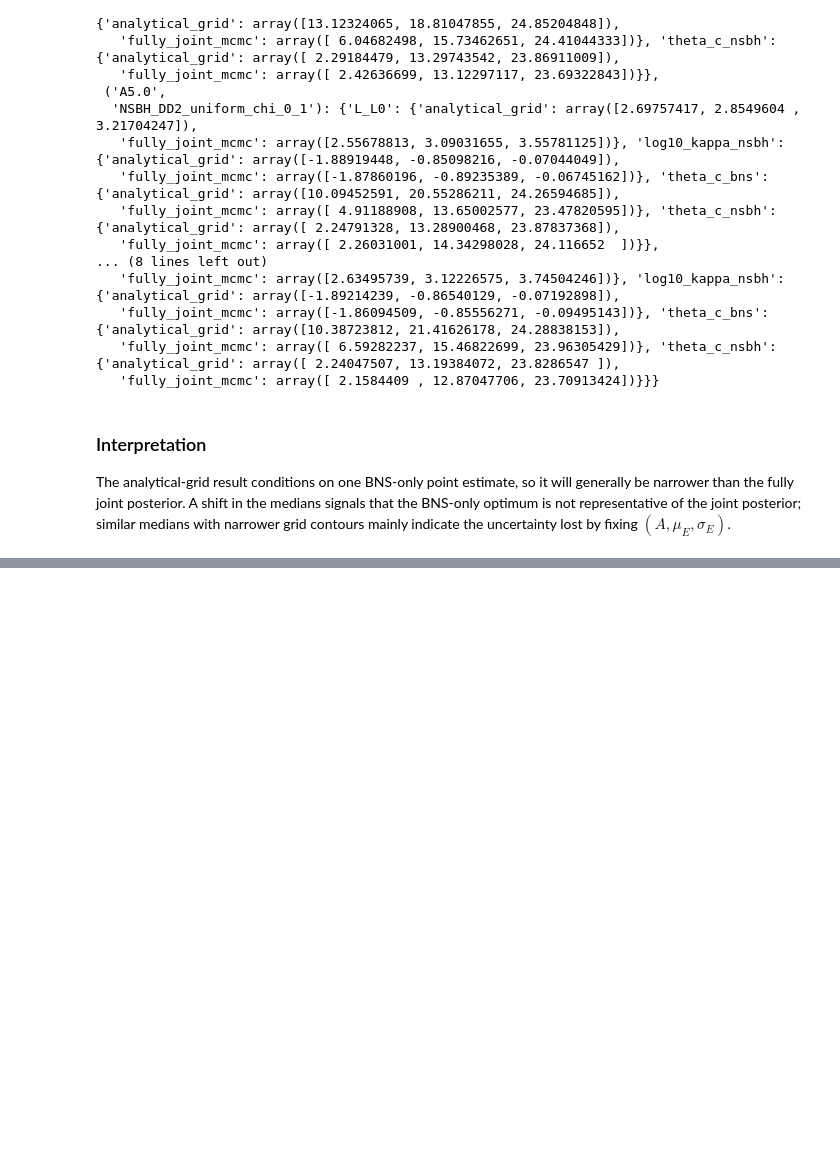
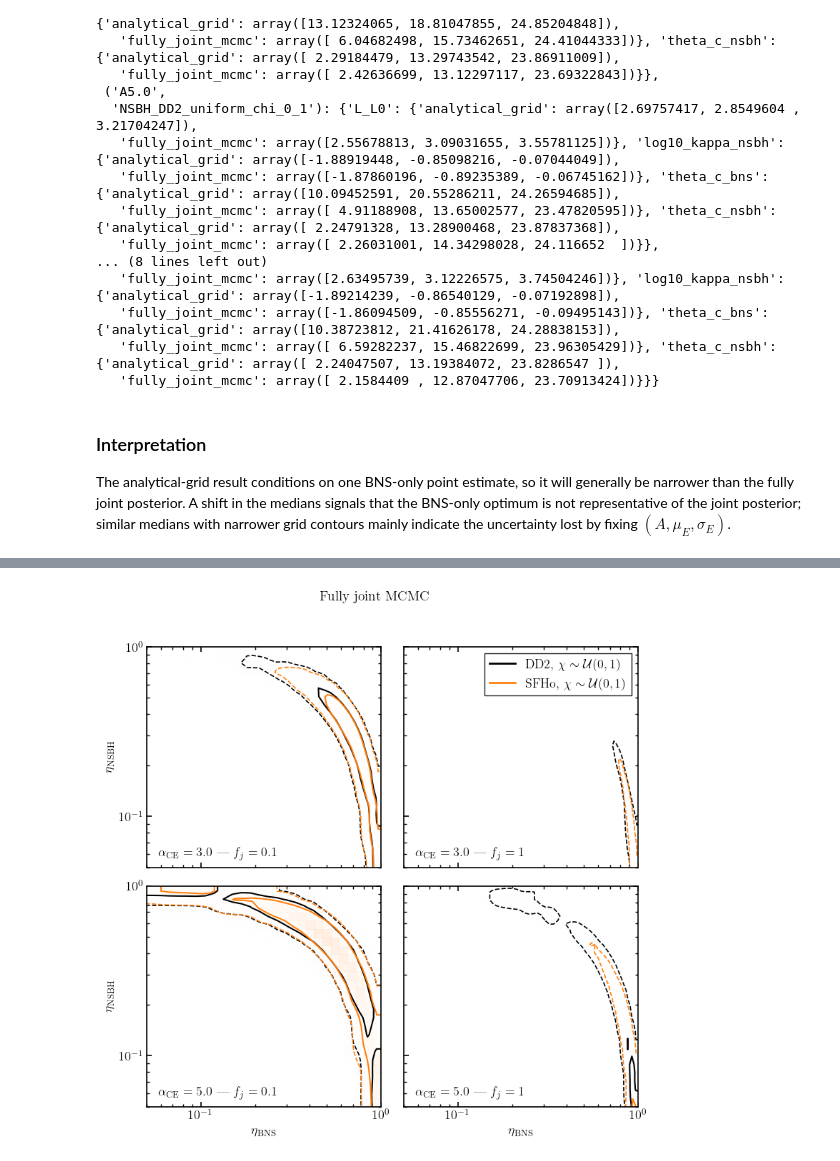
Before and after one commit to LudoDe/MAGGPY, a Jupyter notebook: NSBH/Baseline/full_ratio/single_likelihood_runner.ipynb, the cells around one changed output, grey strips where cells are left out. Cells and saved outputs as stored; diff of their text form; code cells hidden in the pictures; blank space fills up the shorter version.

```diff
--- a/NSBH/Baseline/full_ratio/single_likelihood_runner.ipynb
+++ b/NSBH/Baseline/full_ratio/single_likelihood_runner.ipynb
@@ -443,0 +573,31 @@ The analytical-grid result conditions on one BNS-only point estimate, so it will
+# %%
+
+fig_full, axes_full = plot_posterior_grid(
+    dictionary_of_results=full_rates,
+    fj_list=FJ_PLOT,
+    alpha_list=POSSIBLE_ALPHA,
+    nsbh_populations=NSBH_SERIES,
+    population_labels=[
+        SERIES_LABELS[series]
+        for series in NSBH_SERIES
+    ],
+    bins=40,
+    levels=(0.68, 0.95),
+    log_axes=True
+)
+
+fig_full.suptitle(
+    "Fully joint MCMC",
+    fontsize=14,
+)
+fig_full.tight_layout(rect=(0, 0, 1, 0.96))
+
+fig_full.savefig(
+    IMAGES_FOLDER
+    / f"{POPULATION}_full_fractions_fj_0.1_1.0.pdf",
+    bbox_inches="tight",
+)
+
+plt.show()
+# %% [output]
+[figure, added]
```
Also changed, not shown: parts of 7 cells of this notebook, 54 other files.
